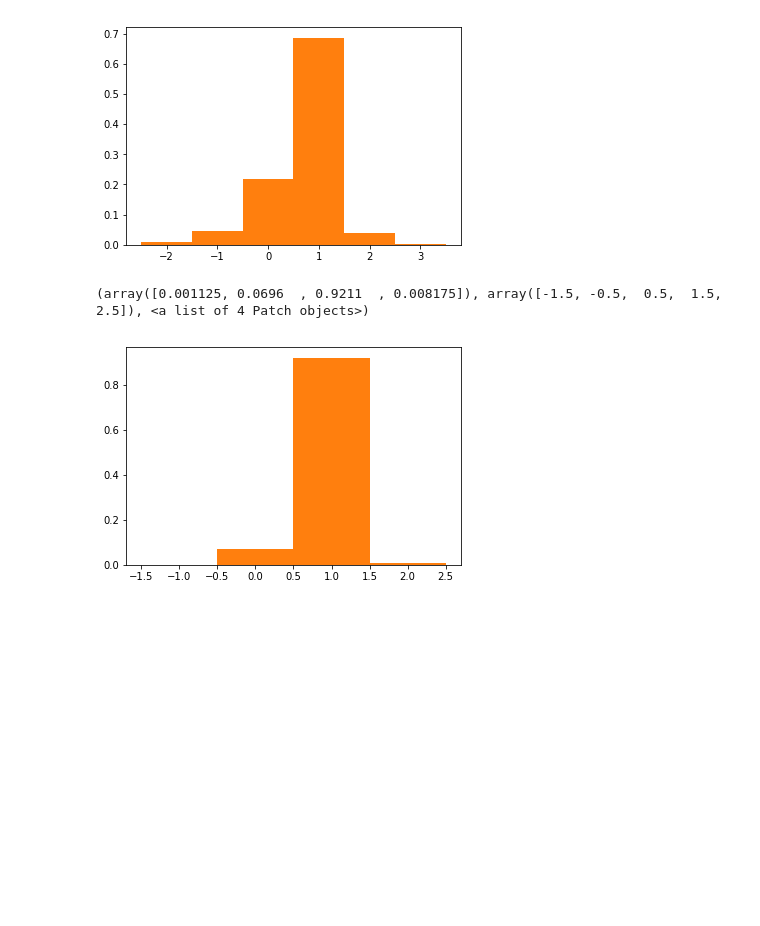
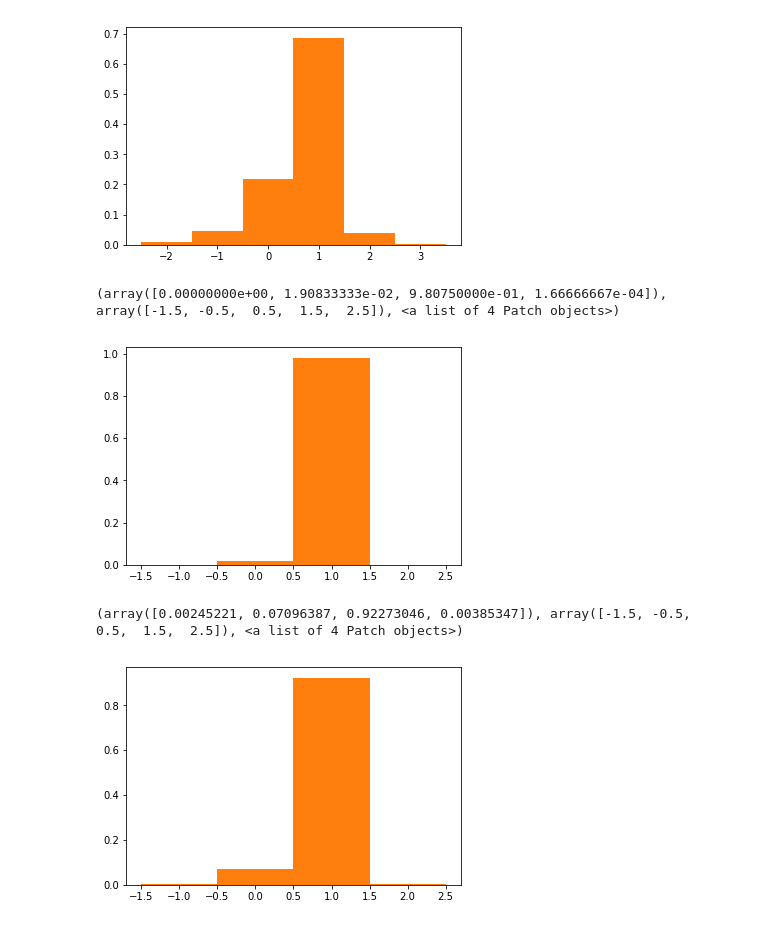
Before and after one commit to mburhanpurkar/xy3d, a Jupyter notebook: Winding Analysis on Full Model.ipynb, the cells around one changed output. Saved outputs shown, nothing was run; the diff lists cells and outputs as text; code cells hidden in the pictures; blank space fills up the shorter version.

```diff
--- a/Winding Analysis on Full Model.ipynb
+++ b/Winding Analysis on Full Model.ipynb
@@ -80,7 +76,19 @@ plt.show()
 # %%
 # Now let's compare! Hmm... if we only look at 300 MC steps, everythings still at nu=1...
 J25K8 = np.transpose(np.loadtxt('winding_J=0.25_K=0.8_full_xy3d_n20.txt'))
+# %%
+# if we just do 300 MC steps as before, we can't see anything interesting
+cont_J25K8 = J25K8[0, :300:L]
+for row in J25K8[1:, :300:L]:
+    cont_J25K8 = np.append(cont_J25K8, row)
+plt.hist(cont_J25K8, bins=[-1.5, -0.5, 0.5, 1.5, 2.5], density=True)
+print plt.hist(cont_J25K8, bins=[-1.5, -0.5, 0.5, 1.5, 2.5], density=True)
+plt.show()
+# %% [output]
+(array([0.00000000e+00, 1.90833333e-02, 9.80750000e-01, 1.66666667e-04]), array([-1.5, -0.5,  0.5,  1.5,  2.5]), <a list of 4 Patch objects>)
+[figure, added]
 # %%
+# With 1000, it looks like 2pi vortices are suppressed
 cont_J25K8 = J25K8[0, :1000:L]
 for row in J25K8[1:, :1000:L]:
     cont_J25K8 = np.append(cont_J25K8, row)
@@ -88,5 +96,5 @@ plt.hist(cont_J25K8, bins=[-1.5, -0.5, 0.5, 1.5, 2.5], density=True)
 print plt.hist(cont_J25K8, bins=[-1.5, -0.5, 0.5, 1.5, 2.5], density=True)
 plt.show()
 # %% [output]
-(array([0.001125, 0.0696  , 0.9211  , 0.008175]), array([-1.5, -0.5,  0.5,  1.5,  2.5]), <a list of 4 Patch objects>)
+(array([0.00245221, 0.07096387, 0.92273046, 0.00385347]), array([-1.5, -0.5,  0.5,  1.5,  2.5]), <a list of 4 Patch objects>)
 [figure]
```
Also changed, not shown: parts of 6 cells of this notebook.
